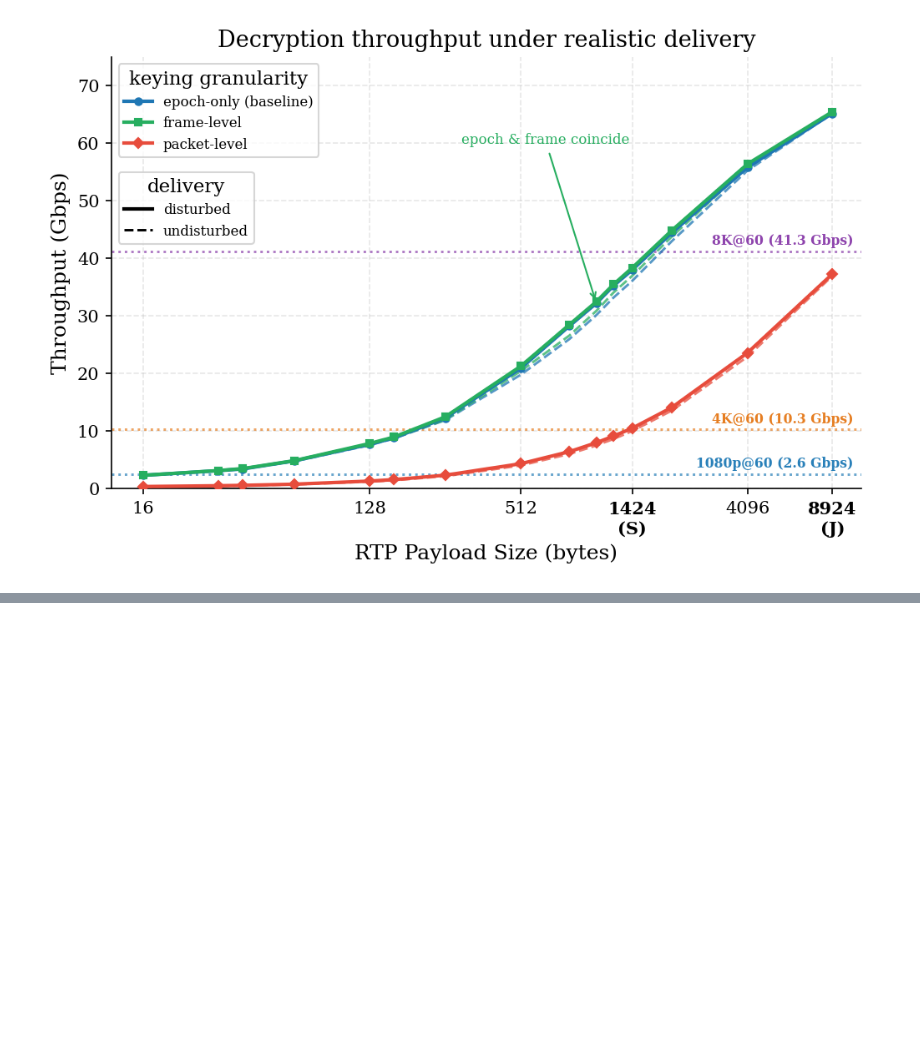
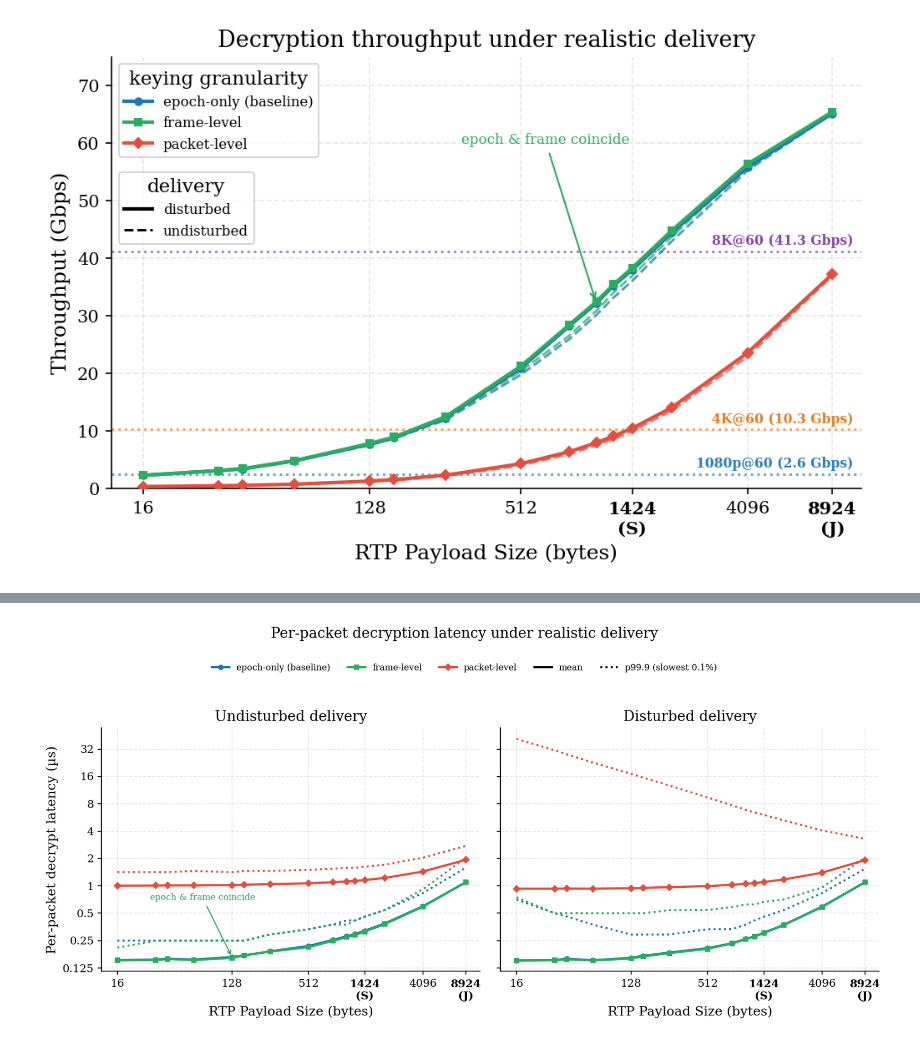
Before and after one commit to spring-epfl/SafeCast, a Jupyter notebook: figures_from_benches.ipynb, the cells around one changed output, grey strips where cells are left out. Saved outputs shown, nothing was run; the diff lists cells and outputs as text; code cells hidden in the pictures; blank space fills up the shorter version.

Commit message:
latency and its slowest calls figure

```diff
--- a/figures_from_benches.ipynb
+++ b/figures_from_benches.ipynb
@@ -1508,0 +1521,54 @@ plt.show()
+# %%
+# --- Figure 12: realistic latency, mean (solid) and p99.9 (dotted) ---
+from matplotlib.lines import Line2D
+
+# the y ticks
+Y_TICKS = [0.125, 0.25, 0.5, 1, 2, 4, 8, 16, 32]
+
+fig, axes = plt.subplots(1, 2, figsize=(11, 4.6), sharey=True)
+for ax, cond, title in [(axes[0], 'clean', 'Undisturbed delivery'),
+                        (axes[1], 'disturbed', 'Disturbed delivery')]:
+    for g in GRAN:
+        st = GRAN_STYLE[g]
+        ser = realistic[(g, cond)]
+        xs = np.array(sorted(ser.keys()))
+        mean = np.array([ser[s]['mean_ns'] for s in xs]) / 1000
+        p999 = np.array([ser[s]['p999_ns'] for s in xs]) / 1000
+        ax.plot(xs, mean, color=st['color'], marker=st['marker'], ls='-',
+                lw=2, markersize=4, zorder=5)
+        ax.plot(xs, p999, color=st['color'], ls=':', lw=1.8, zorder=4)
+    _gran_style_x(ax)
+    ax.set_yscale('log')
+    ax.set_yticks(Y_TICKS)
+    ax.set_yticklabels([f'{t:g}' for t in Y_TICKS])
+    ax.yaxis.set_minor_locator(ticker.NullLocator())
+    ax.set_xlabel('RTP Payload Size (bytes)')
+    ax.set_title(title)
+    ax.set_xlim(12, 8924 * 1.3)
+    ax.set_ylim(0.115, 55)
+
+axes[0].set_ylabel('Per-packet decrypt latency (µs)')
+
+# "epoch & frame coincide" label
+# the epoch line is invisible without this, as frame sits exactly on top of it
+axes[0].annotate('epoch & frame coincide',
+                 xy=(128, realistic[('epoch', 'clean')][128]['mean_ns'] / 1000),
+                 xytext=(75, 0.7), fontsize=8, ha='center', color='#27ae60',
+                 arrowprops=dict(arrowstyle='->', color='#27ae60', lw=1))
+
+# one legend row above both panels: color says the granularity, line style
+# says which statistic the line shows
+handles = [Line2D([], [], color=GRAN_STYLE[g]['color'], marker=GRAN_STYLE[g]['marker'],
+                  ls='-', lw=2, markersize=4, label=GRAN_STYLE[g]['label']) for g in GRAN]
+handles += [Line2D([], [], color='black', ls='-', lw=2, label='mean'),
+            Line2D([], [], color='black', ls=':', lw=1.8, label='p99.9 (slowest 0.1%)')]
+fig.legend(handles=handles, loc='upper center', bbox_to_anchor=(0.5, 1.04), ncols=5,
+           fontsize=8, frameon=False)
+
+fig.suptitle('Per-packet decryption latency under realistic delivery', y=1.12, fontsize=13)
+plt.tight_layout()
+plt.savefig(FIGURES_DIR / 'fig12_realistic_latency.pdf')
+plt.savefig(FIGURES_DIR / 'fig12_realistic_latency.png')
+plt.show()
+# %% [output]
+[figure, added]
```
Also changed, not shown: parts of 1 cell of this notebook.
